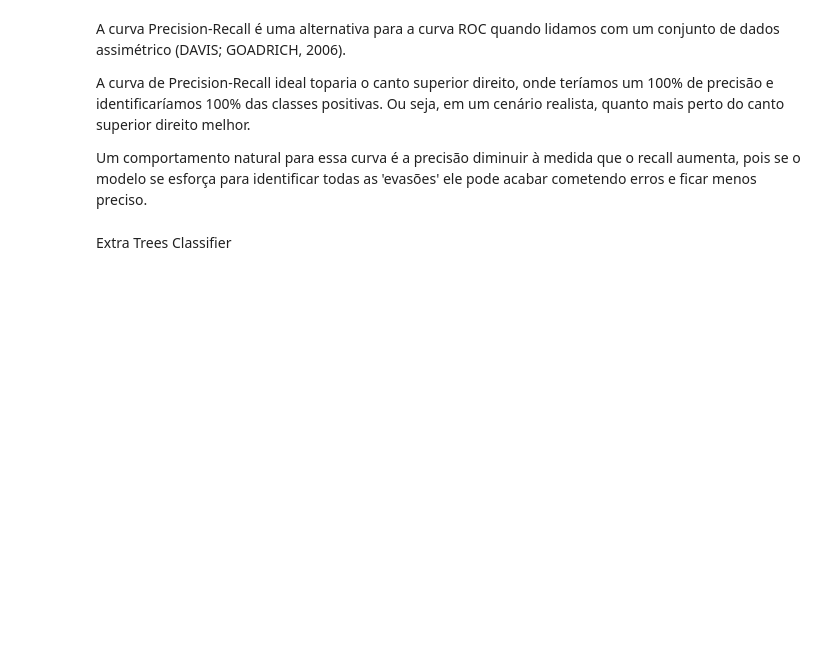
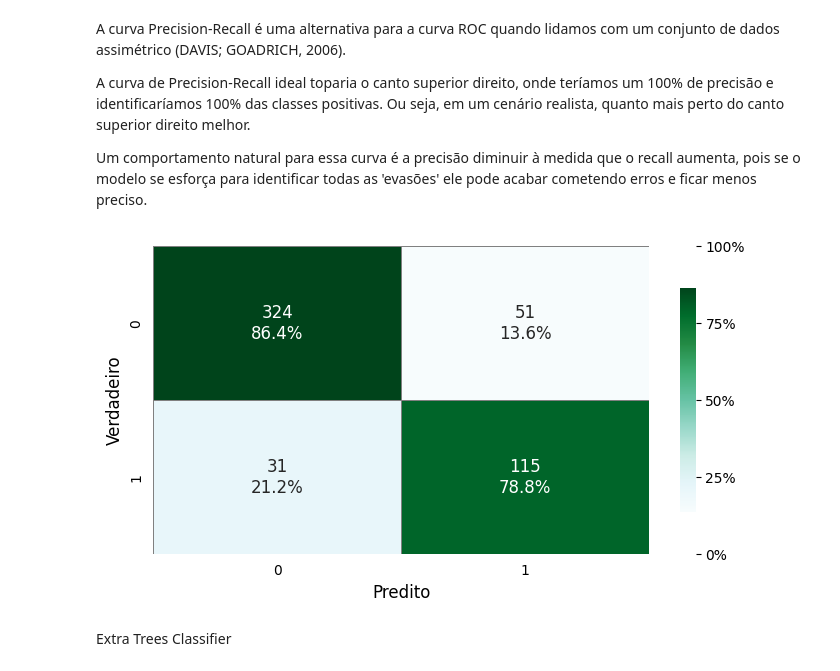
Before and after one commit to gabrielmoliva/Atividade-1---Machine-Learning, a Jupyter notebook: modelo.ipynb, the cells around one changed output. Cells and saved outputs as stored; diff of their text form; code cells hidden in the pictures; blank space fills up the shorter version.

Commit message:
update: confusion matrix (RF)

```diff
--- a/modelo.ipynb
+++ b/modelo.ipynb
@@ -413,3 +469,11 @@ Um comportamento natural para essa curva é a precisão diminuir à medida que o
+# %%
+from sklearn.metrics import confusion_matrix
+
+confusion_matrix_rf = confusion_matrix(y_test, y_pred)
+
+cria_matriz_confusao(confusion_matrix_rf, rand_forest)
+# %% [output]
+[figure, added]
 # %% [markdown]
 Extra Trees Classifier
 # %%
```
Also changed, not shown: parts of 1 cell of this notebook.
